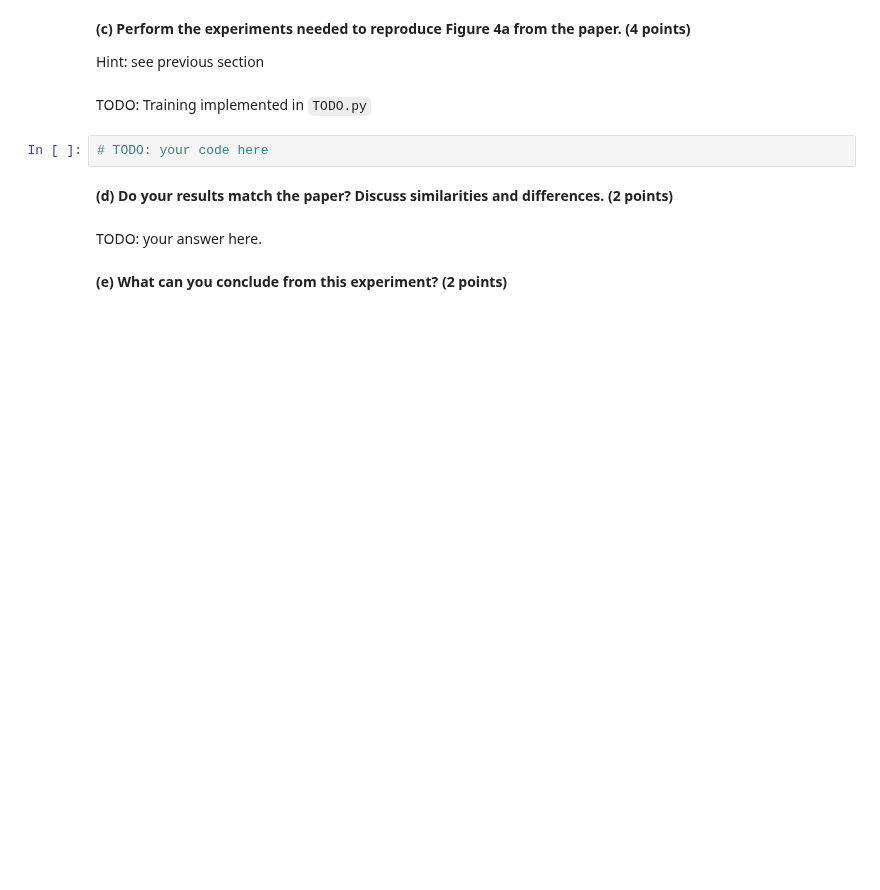
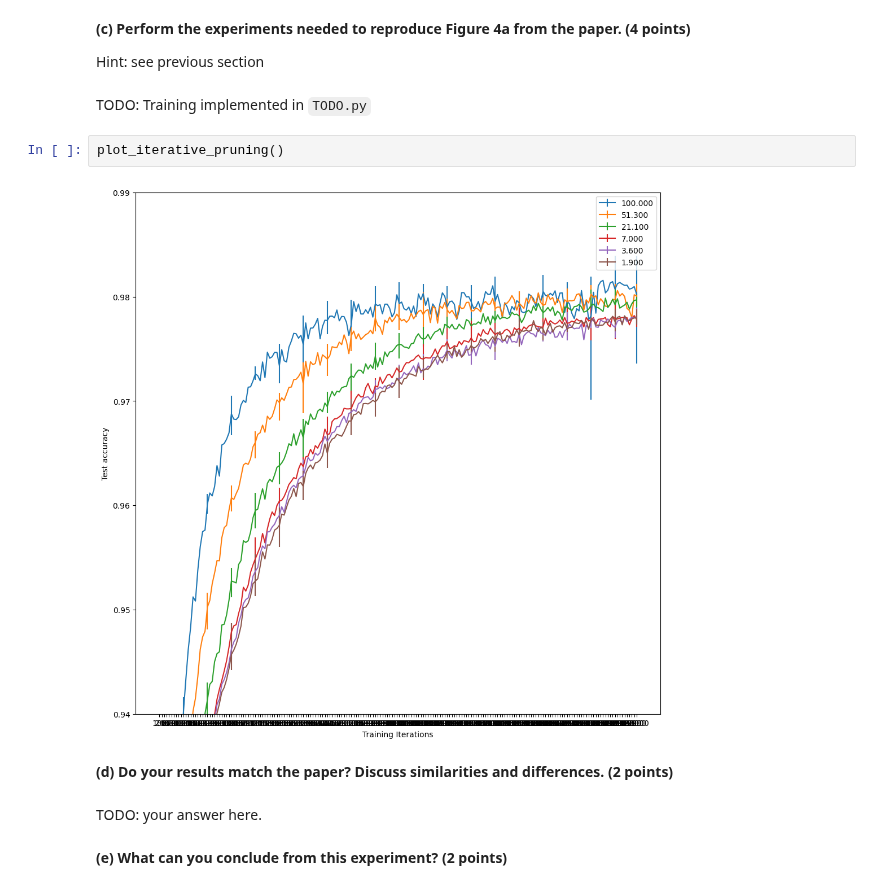
Before and after one commit to daanbrugmans/deep-learning-23-24, a Jupyter notebook: Assignment 7/dl-assignment-7.ipynb, the cells around one changed output. Drawn from its saved outputs; the diff is of its cells as text; blank space fills up the shorter version.

```diff
--- a/Assignment 7/dl-assignment-7.ipynb
+++ b/Assignment 7/dl-assignment-7.ipynb
@@ -403,8 +357,10 @@ TODO: Function implemented as: `TODO` in `dl_assignment_7_common.py`
 Hint: see previous section
 # %% [markdown]
 TODO: Training implemented in `TODO.py`
-# %%
-# TODO: your code here
+# %%
+plot_iterative_pruning()
+# %% [output]
+[figure, added]
 # %% [markdown]
 **(d) Do your results match the paper? Discuss similarities and differences.<span style="float:right"> (2 points)</span>**
 # %% [markdown]
```
Also changed, not shown: parts of 4 cells of this notebook, 1 other file.
